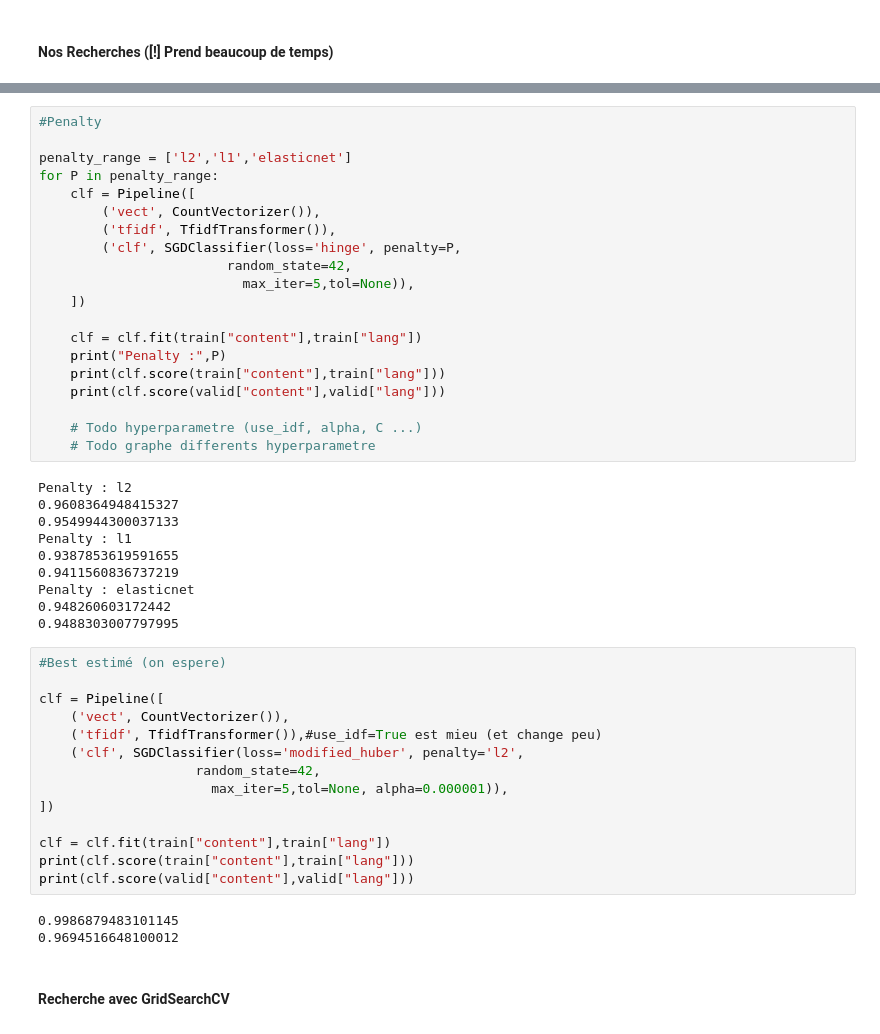
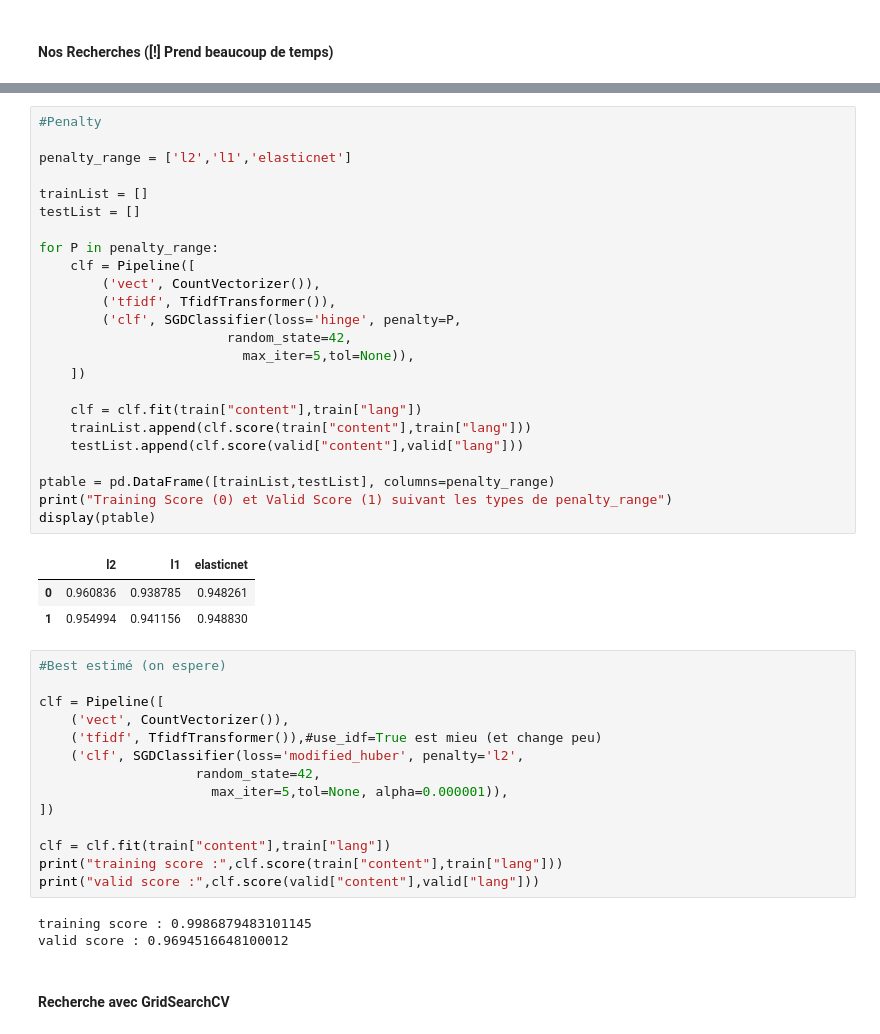
Before and after one commit to kilca/AI-CodingLanguage-Recognition, a Jupyter notebook: IAPA-Projet.ipynb, the cells around one changed output, grey strips where cells are left out. Cells and saved outputs as stored; diff of their text form.

```diff
--- a/IAPA-Projet.ipynb
+++ b/IAPA-Projet.ipynb
@@ -327,33 +320,31 @@ Loss : perceptron
 # %%
 #Penalty
 
 penalty_range = ['l2','l1','elasticnet']
+
+trainList = []
+testList = []
+
 for P in penalty_range:
     clf = Pipeline([
         ('vect', CountVectorizer()),
         ('tfidf', TfidfTransformer()),
         ('clf', SGDClassifier(loss='hinge', penalty=P,
                         random_state=42,
                           max_iter=5,tol=None)),
     ])
 
     clf = clf.fit(train["content"],train["lang"])
-    print("Penalty :",P)
-    print(clf.score(train["content"],train["lang"]))
-    print(clf.score(valid["content"],valid["lang"]))
+    trainList.append(clf.score(train["content"],train["lang"]))
+    testList.append(clf.score(valid["content"],valid["lang"]))
 
-    # Todo hyperparametre (use_idf, alpha, C ...)
-    # Todo graphe differents hyperparametre
+ptable = pd.DataFrame([trainList,testList], columns=penalty_range)
+print("Training Score (0) et Valid Score (1) suivant les types de penalty_range")
+display(ptable)
 # %% [output]
-Penalty : l2
-0.9608364948415327
-0.9549944300037133
-Penalty : l1
-0.9387853619591655
-0.9411560836737219
-Penalty : elasticnet
-0.948260603172442
-0.9488303007797995
+|  | l2 | l1 | elasticnet |
+| 0 | 0.960836 | 0.938785 | 0.948261 |
+| 1 | 0.954994 | 0.941156 | 0.948830 |
 # %%
 #Best estimé (on espere)
 
@@ -366,11 +357,11 @@ clf = Pipeline([
 ])
 
 clf = clf.fit(train["content"],train["lang"])
-print(clf.score(train["content"],train["lang"]))
-print(clf.score(valid["content"],valid["lang"]))
+print("training score :",clf.score(train["content"],train["lang"]))
+print("valid score :",clf.score(valid["content"],valid["lang"]))
 # %% [output]
-0.9986879483101145
-0.9694516648100012
+training score : 0.9986879483101145
+valid score : 0.9694516648100012
 # %% [markdown]
 #### Recherche avec GridSearchCV
 # %%
```
Also changed, not shown: parts of 10 cells of this notebook.
